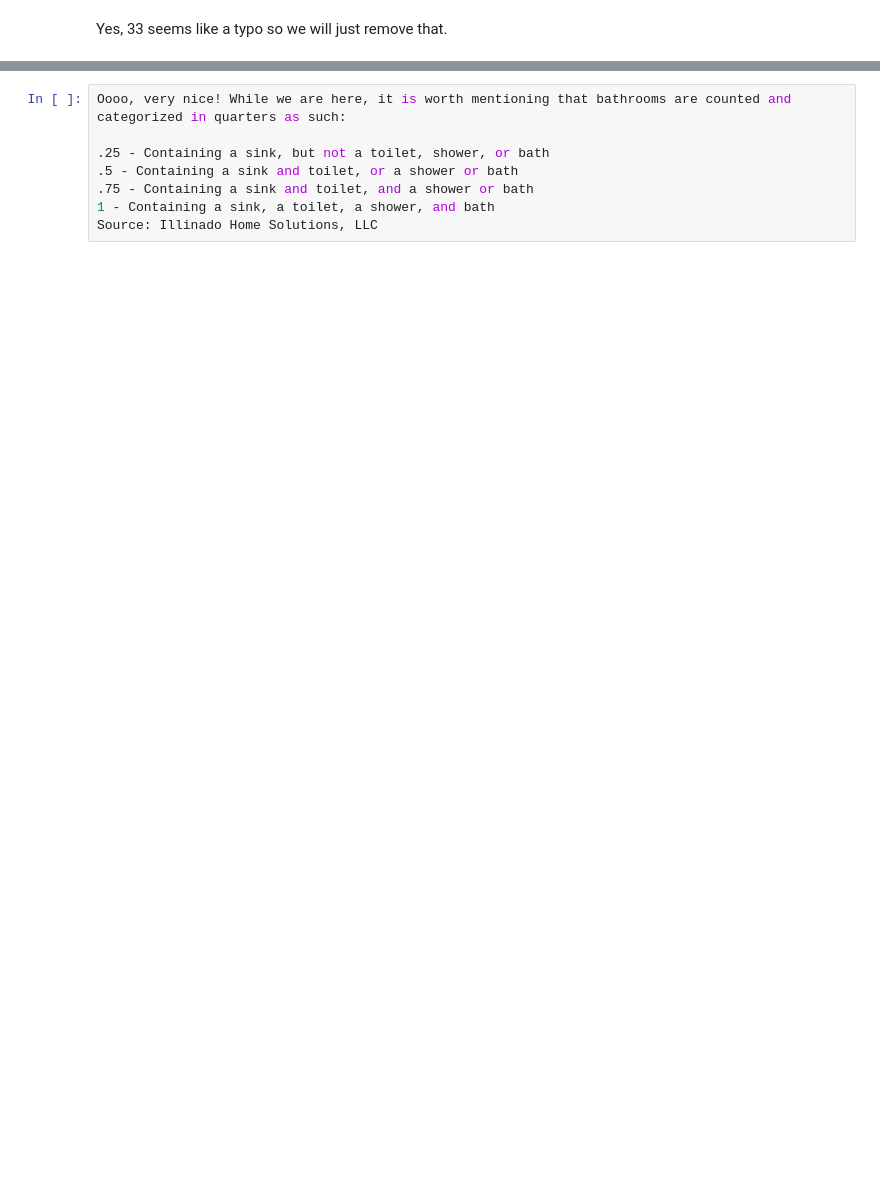
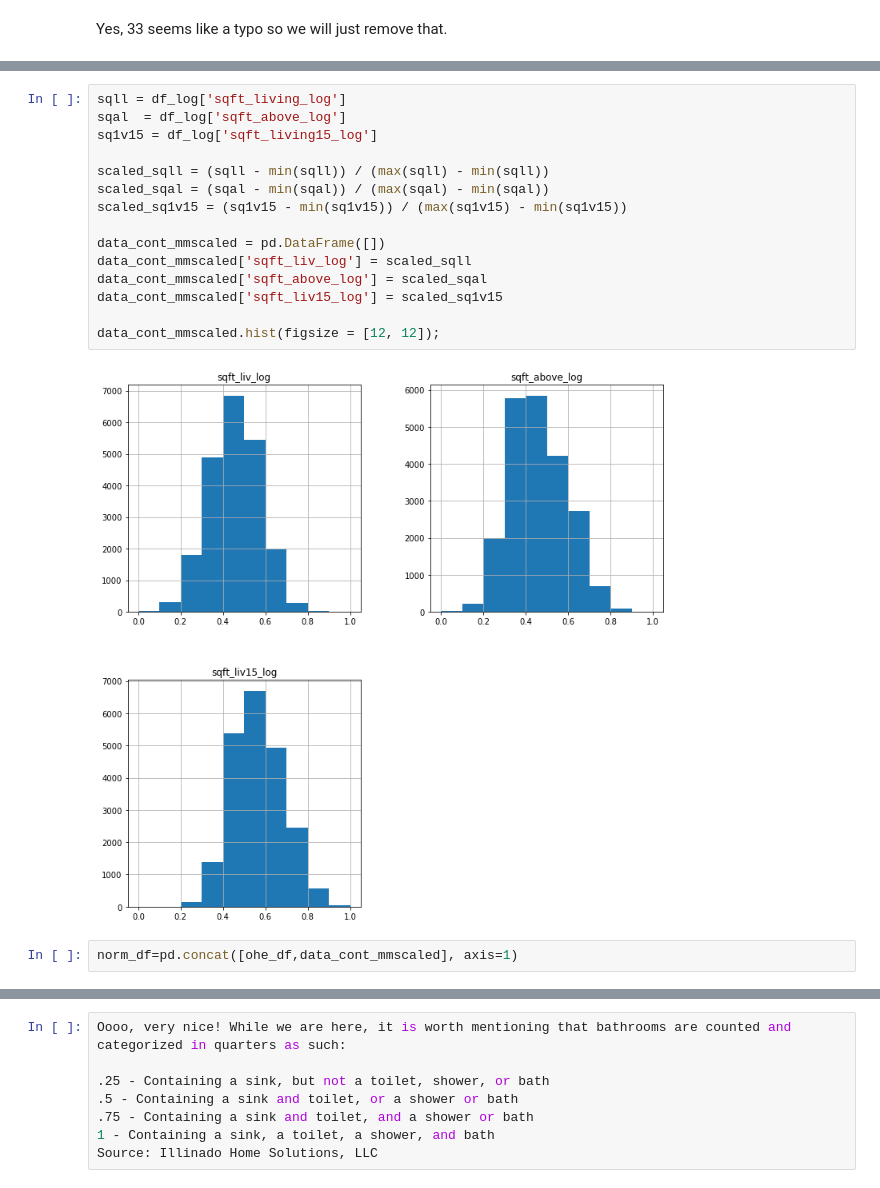
Before and after one commit to MNLKuzmin/dsc-phase-2-project-v2-3, a Jupyter notebook: student.ipynb, the cells around one changed output, grey strips where cells are left out. Cells and saved outputs as stored; diff of their text form; blank space fills up the shorter version.

```diff
--- a/student.ipynb
+++ b/student.ipynb
@@ -658,0 +737,19 @@ transf_df.hist(figsize=(15,15));
+# %%
+sqll = df_log['sqft_living_log']
+sqal  = df_log['sqft_above_log']
+sq1v15 = df_log['sqft_living15_log']
+
+scaled_sqll = (sqll - min(sqll)) / (max(sqll) - min(sqll))
+scaled_sqal = (sqal - min(sqal)) / (max(sqal) - min(sqal))
+scaled_sq1v15 = (sq1v15 - min(sq1v15)) / (max(sq1v15) - min(sq1v15))
+
+data_cont_mmscaled = pd.DataFrame([])
+data_cont_mmscaled['sqft_liv_log'] = scaled_sqll
+data_cont_mmscaled['sqft_above_log'] = scaled_sqal
+data_cont_mmscaled['sqft_liv15_log'] = scaled_sq1v15
+
+data_cont_mmscaled.hist(figsize = [12, 12]);
+# %% [output]
+[figure, added]
+# %%
+norm_df=pd.concat([ohe_df,data_cont_mmscaled], axis=1)
```
Also changed, not shown: parts of 47 cells of this notebook.
